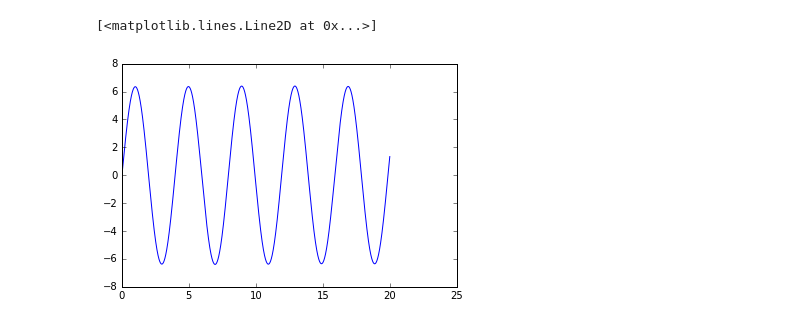
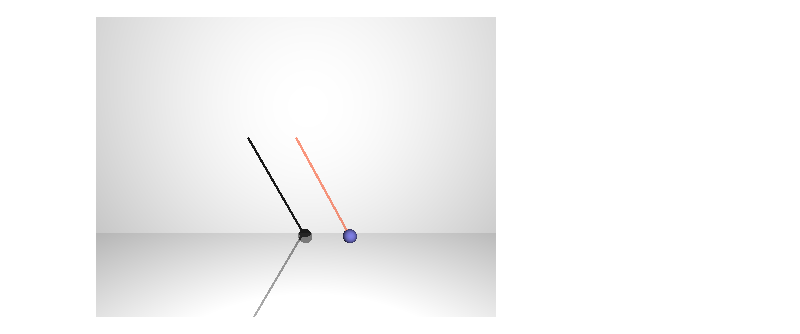
Before and after one commit to scoiatael/MZP, a Jupyter notebook: Lista7.ipynb, the cells around one changed output. Cells and saved outputs as stored; diff of their text form; code cells hidden in the pictures.

```diff
--- a/Lista7.ipynb
+++ b/Lista7.ipynb
@@ -10,9 +8,9 @@ WARNING: pylab import has clobbered these variables: ['f']
 # %%
-g, l, k, m = [10., 2., 5., 2.]
+g, l, k, m = [10., 1.5, 30., .5]
 
 X0 = 0
-XF = 20
-Y0 = [.05, 0., l, 0.]
+XF = 10
+Y0 = [.5, 0., 0., 0.]
 # %%
 def f(t, Ys):
     th, dth, x, dx = Ys
@@ -72,5 +49,0 @@ plot(Xs, array(Ys)[:, 0])
-# %%
-plot(Xs, array(Ys)[:, 3])
-# %% [output]
-[<matplotlib.lines.Line2D at 0x...>]
-[figure, removed]
@@ -76,0 +56,31 @@ plot(Xs, array(Ys)[:, 3])
+# %%
+color = lambda col: Texture( Pigment( 'color', col))
+
+def scene(th, x):
+    wall = Plane([0, 0, 1], 20, Texture(Pigment('color', [1, 1, 1])))
+    ground = Plane( [0, -20, 0], 10,
+                Texture( Pigment( 'color', [1, 1, 1]),
+                         Finish( 'phong', 0.1,
+                                 'reflection',0.4,
+                                 'metallic', 0.3)))
+
+    radius = m/4.
+    sphere = Sphere([0,0,0],
+                    radius,
+                    color([.5, .5, .9]),
+                    'translate', [0., x+l, 0.])
+    spring = Box([-.02, x+l, 0] , [.02,0,0],
+                        color([1,.6,.5]))
+    pendulum = Union(spring,
+                     sphere,
+                     'rotate', [0, 0, 180 + np.rad2deg(th)],
+                     'translate', [0., 0.5, 0.])
+    return Scene( Camera( 'location', [0, 1, -5], 'look_at',  [0, 0, 0] ),
+            [ LightSource( [1, 1, -5], 'color', [1.5,1.5,1.5] ),
+              Background( "color", [1,1,1] ),
+              pendulum,
+              wall,
+              ground])
+scene(0.5, 0.5).render('ipython', width=400, height=300)
+# %% [output]
+[figure, added]
```
Also changed, not shown: parts of 10 cells of this notebook.
